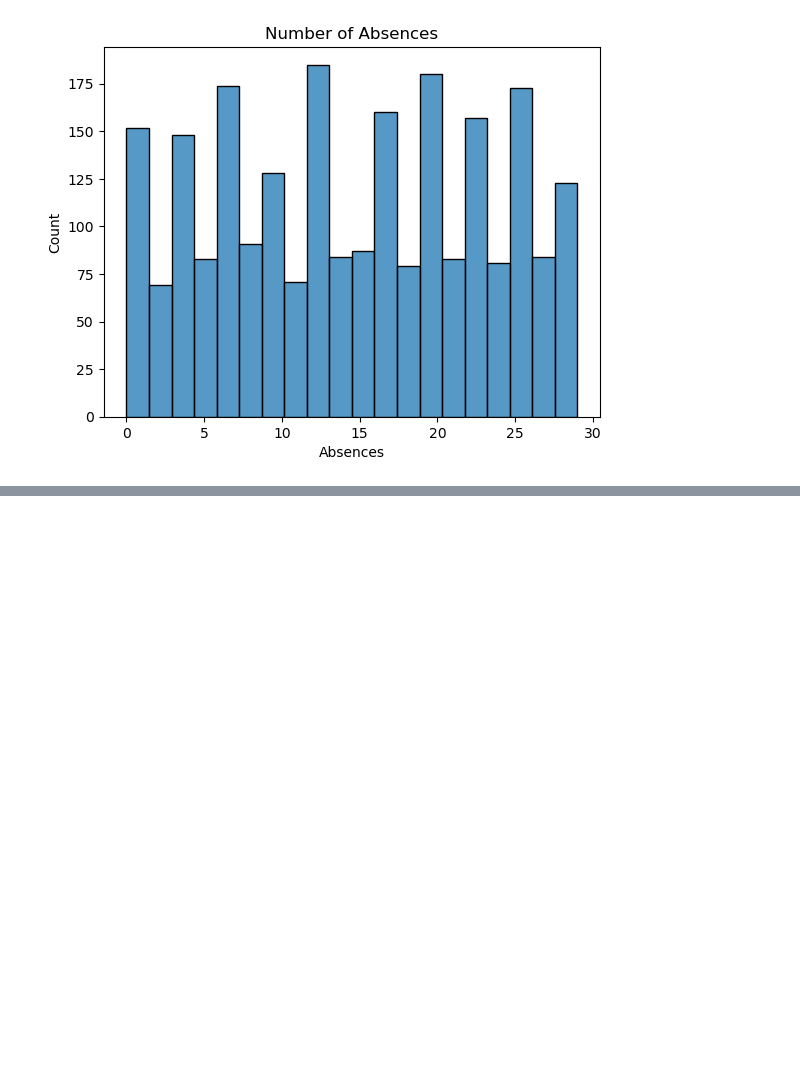
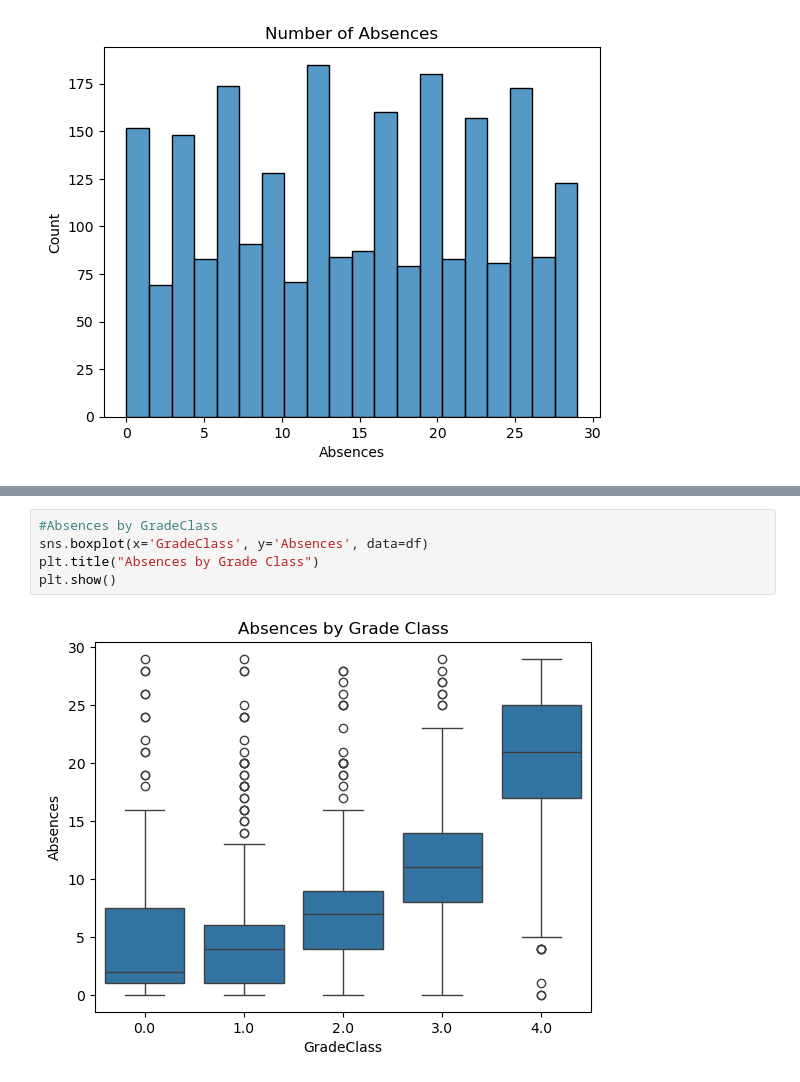
Before and after one commit to GetafixPotion/buildingtest1, a Jupyter notebook: System_Loading_and_Initial_Checks.ipynb, the cells around one changed output, grey strips where cells are left out. Drawn from its saved outputs; the diff is of its cells as text; blank space fills up the shorter version.

```diff
--- a/System_Loading_and_Initial_Checks.ipynb
+++ b/System_Loading_and_Initial_Checks.ipynb
@@ -174,0 +191,7 @@ plt.show()
+# %%
+#Absences by GradeClass
+sns.boxplot(x='GradeClass', y='Absences', data=df)
+plt.title("Absences by Grade Class")
+plt.show()
+# %% [output]
+[figure, added]
```
Also changed, not shown: parts of 9 cells of this notebook.
